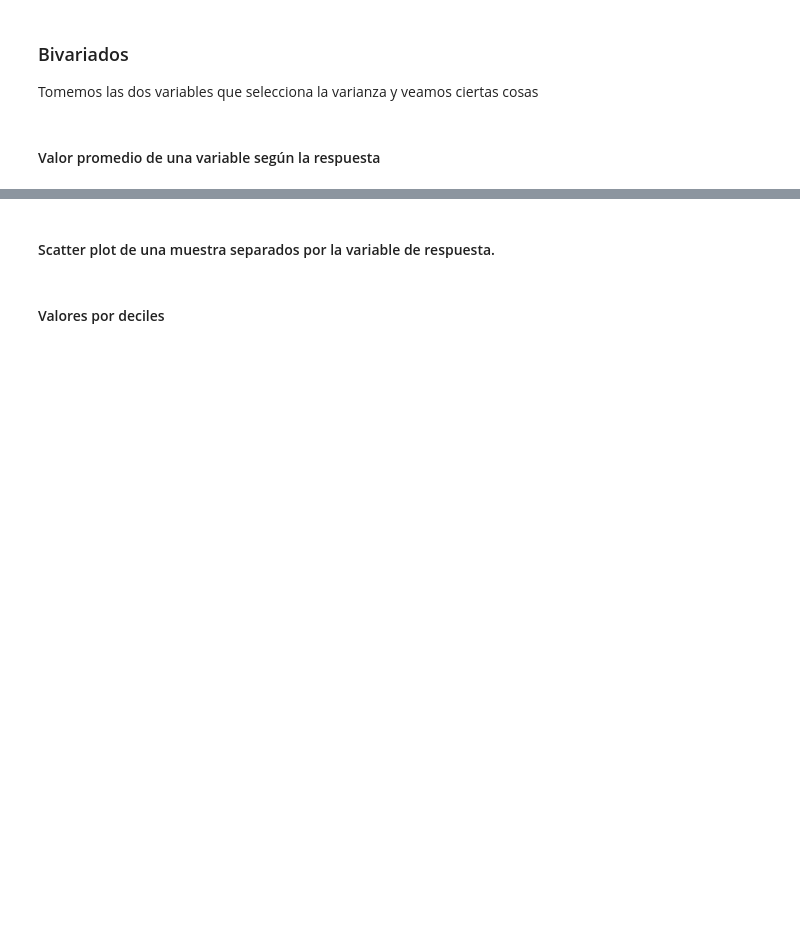
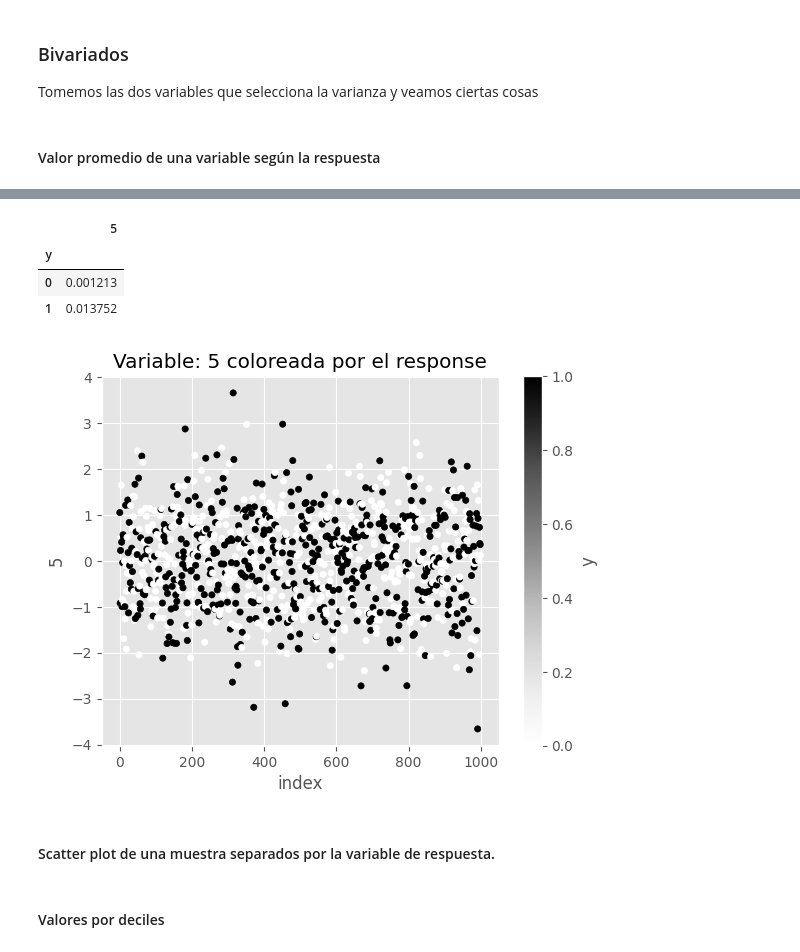
Before and after one commit to bielng/Data-Lab, a Jupyter notebook: 8,1_clase_012021.ipynb, the cells around one changed output, grey strips where cells are left out. Saved outputs shown, nothing was run; the diff lists cells and outputs as text; code cells hidden in the pictures; blank space fills up the shorter version.

Commit message:
sample fig

```diff
--- a/8,1_clase_012021.ipynb
+++ b/8,1_clase_012021.ipynb
@@ -405,3 +453,30 @@ Tomemos las dos variables que selecciona la varianza y veamos ciertas cosas
+# %%
+variable = '5'
+grupo = df.groupby('y').agg({variable: 'mean'})
+grupo
+# %% [output]
+|  | 5 |
+| y |  |
+| 0 | 0.001213 |
+| 1 | 0.013752 |
+# %%
+sample = df.sample(1000, random_state=28)
+sample['index'] = range(len(sample))
+
+fig, ax = plt.subplots()
+
+sample.plot(
+    kind='scatter',
+    x='index',
+    y=variable,
+    c='y',
+    ax=ax,
+    title=f'Variable: {variable} coloreada por el response'
+)
+
+plt.show()
+# %% [output]
+[figure, added]
 # %% [markdown]
 #### Scatter plot de una muestra separados por la variable de respuesta.
 # %% [markdown]
```
Also changed, not shown: parts of 4 cells of this notebook, 2 other files.
